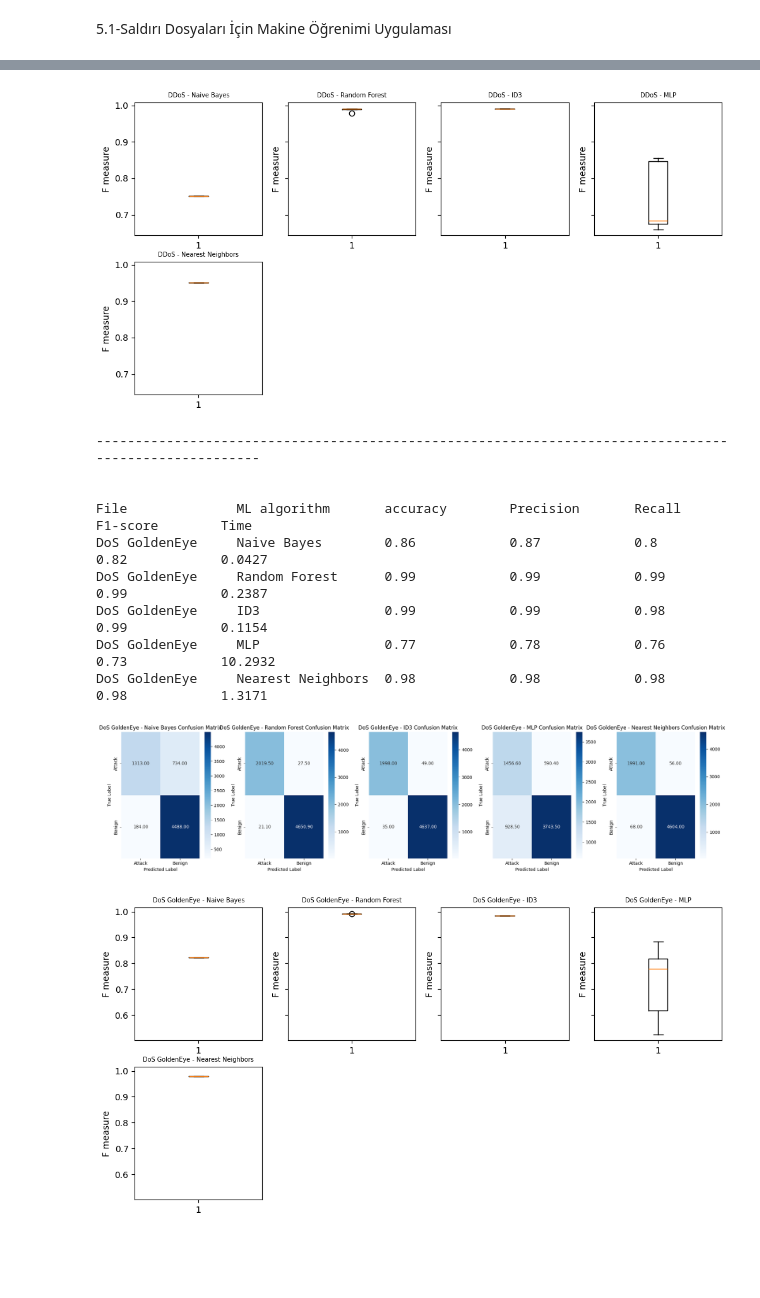
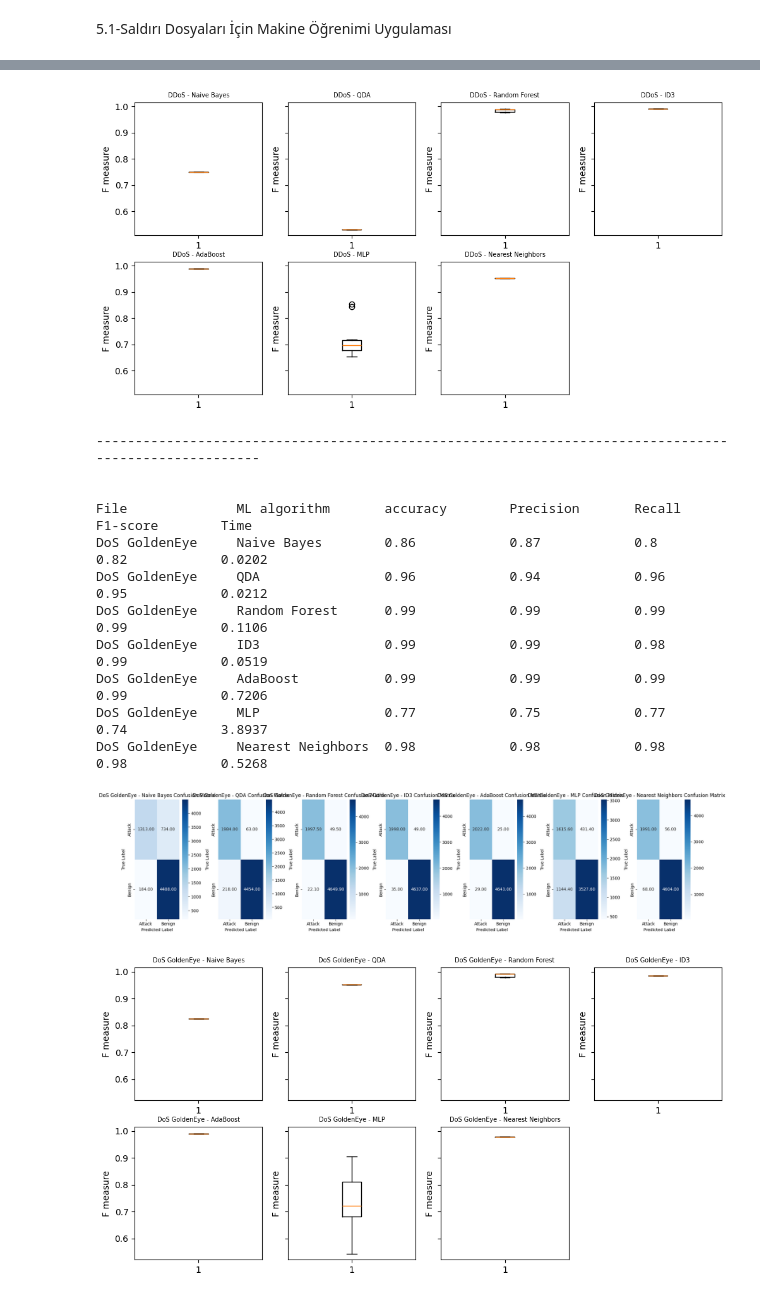
Before and after one commit to esraaerdogan/AnomalyDetection_in_Networks_Using_MachineLearning, a Jupyter notebook: anomaly.ipynb, the cells around one changed output, grey strips where cells are left out. Cells and saved outputs as stored; diff of their text form; code cells hidden in the pictures; blank space fills up the shorter version.

Commit message:
Update anomaly.ipynb
Özellik seçimi için ExtraTreesClassifier algoritması eklendi. QDA ve AdaBoost makine öğrenme algoritmaları eklendi.

```diff
--- a/anomaly.ipynb
+++ b/anomaly.ipynb
@@ -554,17 +563,31 @@ for j in csv_files:
     X[np.isinf(X)] = 0
 
     # Özellik önemlerinin hesaplanması
-    forest = sk.ensemble.RandomForestRegressor(n_estimators=250, random_state=0)
+    # RandomForestRegressor ile Özellik Önemi Hesaplama
+    forest = RandomForestRegressor(n_estimators=250,random_state=0)
     forest.fit(X, y)
-    importances = forest.feature_importances_
-    std = np.std([tree.feature_importances_ for tree in forest.estimators_],
-                 axis=0)
+    rf_importances = forest.feature_importances_
+
+    # ExtraTreesClassifier ile Özellik Önemi Hesaplama
+    etc = ExtraTreesClassifier(n_estimators=250, random_state=0)
+    etc.fit(X, y)
+    etc_importances = etc.feature_importances_
+
+    # Özelliklerin ortalama önem değerleri
+    importances = (rf_importances + etc_importances) / 2
+
+    rf_std = np.std([tree.feature_importances_ for tree in forest.estimators_], axis=0)
+    etc_std = np.std([tree.feature_importances_ for tree in etc.estimators_], axis=0)
+    std = (rf_std + etc_std) / 2
+
     indices = np.argsort(importances)[::-1]
     refclasscol=list(df.columns.values)
     impor_bars = pd.DataFrame({'Features':refclasscol[0:20],'importance':importances[0:20]})
     impor_bars = impor_bars.sort_values('importance',ascending=False).set_index('Features')
+
     plt.rcParams['figure.figsize'] = (10, 5)
     impor_bars.plot.bar();
+
     # Özellik önemlerinin yazdırılması
     count = 0
     fea_ture = j[0:-4] + "=["
@@ -610,18 +633,11 @@ Toplam işlem süresi: =  674.9426378687223 dakika
 # %% [markdown]
 5.1-Saldırı Dosyaları İçin Makine Öğrenimi Uygulaması
 # %%
-## "all_data.csv" dosyası programın çalışması için gereklidir.
+## "all_data.csv" dosyası bu aşamanın çalışması için gereklidir.
 ## "all_data.csv" dosyası programla aynı dizinde bulunmalıdır.
 
-## bu programın amacı, makine öğrenimi algoritmalarını veri kümesine uygulamak ve algoritmaların performansını gözlemlemektir.
-## kullanılan algoritmalar şunlardır: Naive Bayes, Random Forest, ID3, MLP, Nearest Neighbors
-## Program çıktısı verilerini gösterirken şunları içerir: dosya adı, makine öğrenimi algoritması adı, accuracy(doğruluk), Precision(Hassasiyet), Recall(Geri Çağırma), F1-score(F1 puanı), Zaman
-## program, sonuçları yazdıran bir CSV dosyası ve grafik içeren bir klasör oluşturacaktır.
-
-## hesaplama ve grafikleme için kullanılan bazı kod parçaları aşağıdaki siteden alınmıştır.
-##  http://scikit-learn.org
-
-from sklearn.ensemble import RandomForestClassifier
+from sklearn.discriminant_analysis import QuadraticDiscriminantAnalysis as QDA
+from sklearn.ensemble import RandomForestClassifier, AdaBoostClassifier
 from sklearn.metrics import confusion_matrix
 from sklearn.model_selection import train_test_split
 from sklearn.naive_bayes import GaussianNB
@@ -640,6 +656,7 @@ import os
 import pandas as pd
 import csv
 import time
+import math
 import warnings
 warnings.filterwarnings("ignore")
 
@@ -665,15 +682,17 @@ folder(folder_name)
 # Kullanılacak makine öğrenimi algoritmaları bir sözlükte (ml_list) tanımlanmıştır.
 ml_list={
     "Naive Bayes":GaussianNB(),
+    "QDA": QDA(),
     "Random Forest":RandomForestClassifier(max_depth=5, n_estimators=10, max_features=1),
     "ID3" :DecisionTreeClassifier(max_depth=5,criterion="entropy"),
+    "AdaBoost" : AdaBoostClassifier(),
     "MLP":MLPClassifier(hidden_layer_sizes=(13,13,13),max_iter=500),
     "Nearest Neighbors":KNeighborsClassifier(3)
 }
 
 
 # her saldırı türü için kullanılacak özellikler bir sözlükte (özellikler) tanımlanır.
-# dosya tarafından oluşturulan özelliklerin ilk 4'ü "4.1-saldıri_dosyalari_icin_ozellik_secimi" burada kullanılıyor.
+# dosya tarafından oluşturulan özelliklerin ilk 4'ü "4.1-Saldırı dosyaları için özellik seçimi" burada kullanılıyor.
 features={"Bot":["Bwd Packet Length Mean","Flow IAT Max","Flow Duration","Flow IAT Min","Label"],
 "DDoS":["Bwd Packet Length Std","Total Backward Packets","Fwd IAT Total","Flow Duration","Label"],
 "DoS GoldenEye":["Flow IAT Max","Bwd Packet Length Std","Flow IAT Min","Total Backward Packets","Label"],
@@ -690,12 +709,9 @@ features={"Bot":["Bwd Packet Length Mean","Flow IAT Max","Flow Duration","Flow I
 seconds=time.time()# tüm işlem süreleri için zaman damgası
 
 
-
 with open(result, "w", newline="",encoding="utf-8") as f:# elde edilen sonuçları kaydetmek için bir CSV dosyası oluşturulur.
     wrt = csv.writer(f)
     wrt.writerow(["File","ML algorithm","accuracy","Precision", "Recall" , "F1-score","Time"])
-
-
 
 
 for j in csv_files: # bu döngü, dosya adlarını içeren listede çalışır.Tüm saldırı dosyaları için işlemler tekrarlanır
@@ -791,7 +807,7 @@ for j in csv_files: # bu döngü, dosya adlarını içeren listede çalışır.T
 
     # Bu bölümde, Makine öğrenimi algoritmalarının sonuçları için Box grafikler oluşturulur ve result_graph klasörüne kaydedilir.
 
-    ml=["Naive Bayes", "Random Forest", "ID3", "MLP", "Nearest Neighbors"]
+    ml=["Naive Bayes", "QDA", "Random Forest", "ID3", "AdaBoost", "MLP", "Nearest Neighbors"]
     temp=0
     fig, axes = plt.subplots(nrows=2, ncols=4, figsize=(12, 6), sharey=True)
     for c in range(2):
@@ -833,15 +853,17 @@ DDoS              Nearest Neighbors  0.95            0.95            0.95
-[figure, old version]
+[figure, new version]
 ------------------------------------------------------------------------------------------------------
 
 
 File              ML algorithm       accuracy        Precision       Recall          F1-score        Time
-DoS GoldenEye     Naive Bayes        0.86            0.87            0.8             0.82            0.0427
-DoS GoldenEye     Random Forest      0.99            0.99            0.99            0.99            0.2387
-DoS GoldenEye     ID3                0.99            0.99            0.98            0.99            0.1154
-DoS GoldenEye     MLP                0.77            0.78            0.76            0.73            10.2932
-DoS GoldenEye     Nearest Neighbors  0.98            0.98            0.98            0.98            1.3171
+DoS GoldenEye     Naive Bayes        0.86            0.87            0.8             0.82            0.0202
+DoS GoldenEye     QDA                0.96            0.94            0.96            0.95            0.0212
+DoS GoldenEye     Random Forest      0.99            0.99            0.99            0.99            0.1106
+DoS GoldenEye     ID3                0.99            0.99            0.98            0.99            0.0519
+DoS GoldenEye     AdaBoost           0.99            0.99            0.99            0.99            0.7206
+DoS GoldenEye     MLP                0.77            0.75            0.77            0.74            3.8937
+DoS GoldenEye     Nearest Neighbors  0.98            0.98            0.98            0.98            0.5268
-[figure, old version]
+[figure, new version]
-[figure, old version]
+[figure, new version]
 ------------------------------------------------------------------------------------------------------
 
 
```
Also changed, not shown: parts of 21 cells of this notebook.
